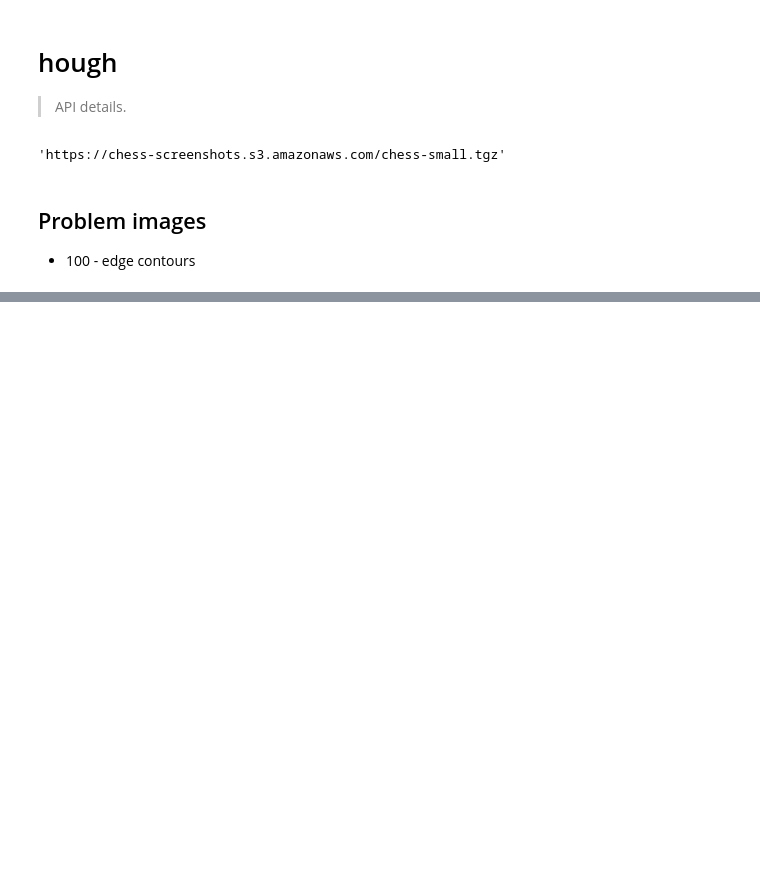
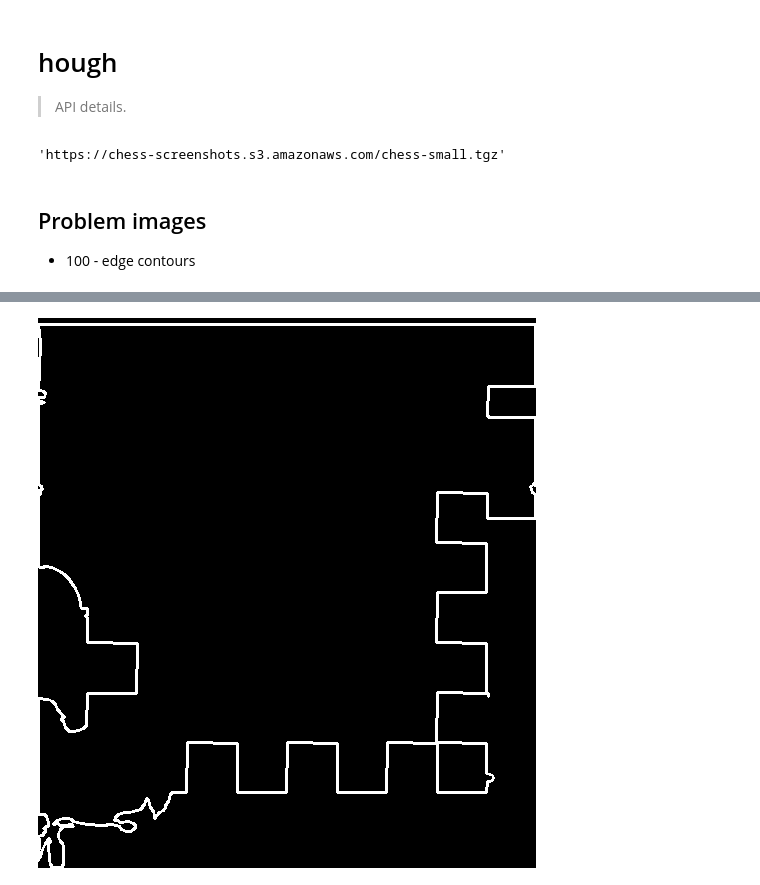
Before and after one commit to idrisr/chessocrnb, a Jupyter notebook: nbs/05_hough.py.ipynb, the cells around one changed output, grey strips where cells are left out. Saved outputs shown, nothing was run; the diff lists cells and outputs as text; code cells hidden in the pictures; blank space fills up the shorter version.

```diff
--- a/nbs/05_hough.py.ipynb
+++ b/nbs/05_hough.py.ipynb
@@ -115,0 +94,4 @@ array([120360, 120105,   1275,   1530,   3060,   3570,   3825,   1785,
+# %%
+c
+# %% [output]
+[figure, added]
```
Also changed, not shown: parts of 15 cells of this notebook, 2 other files.
